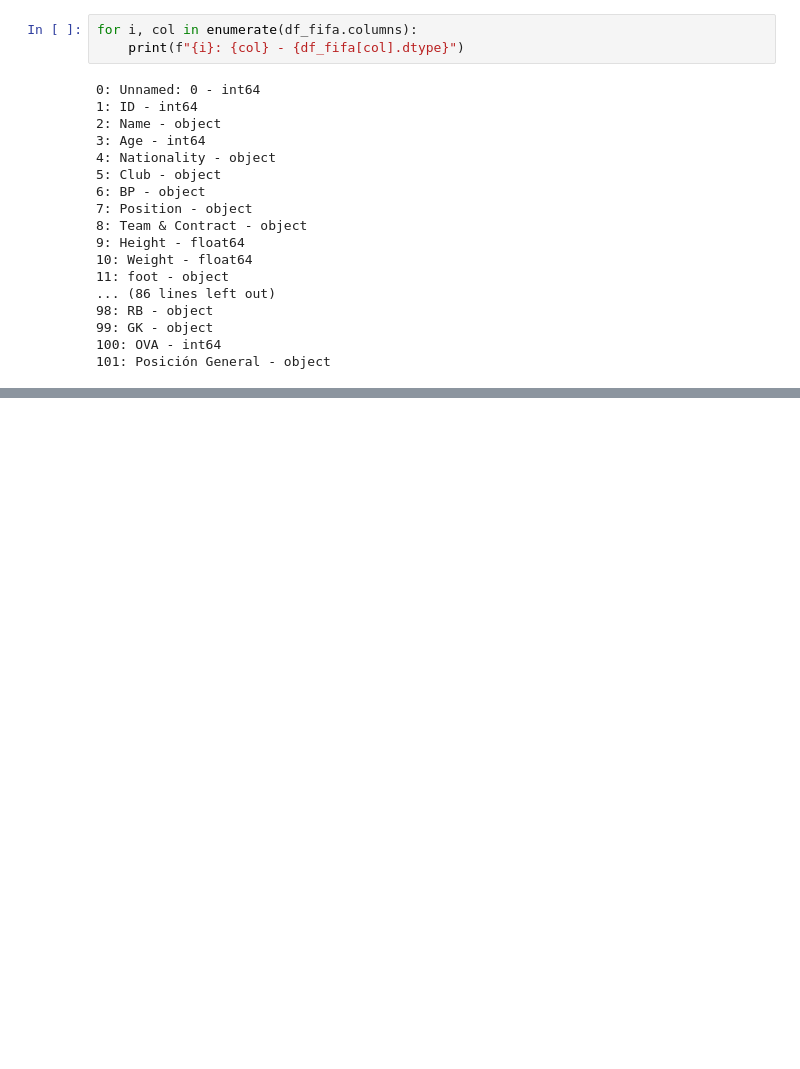
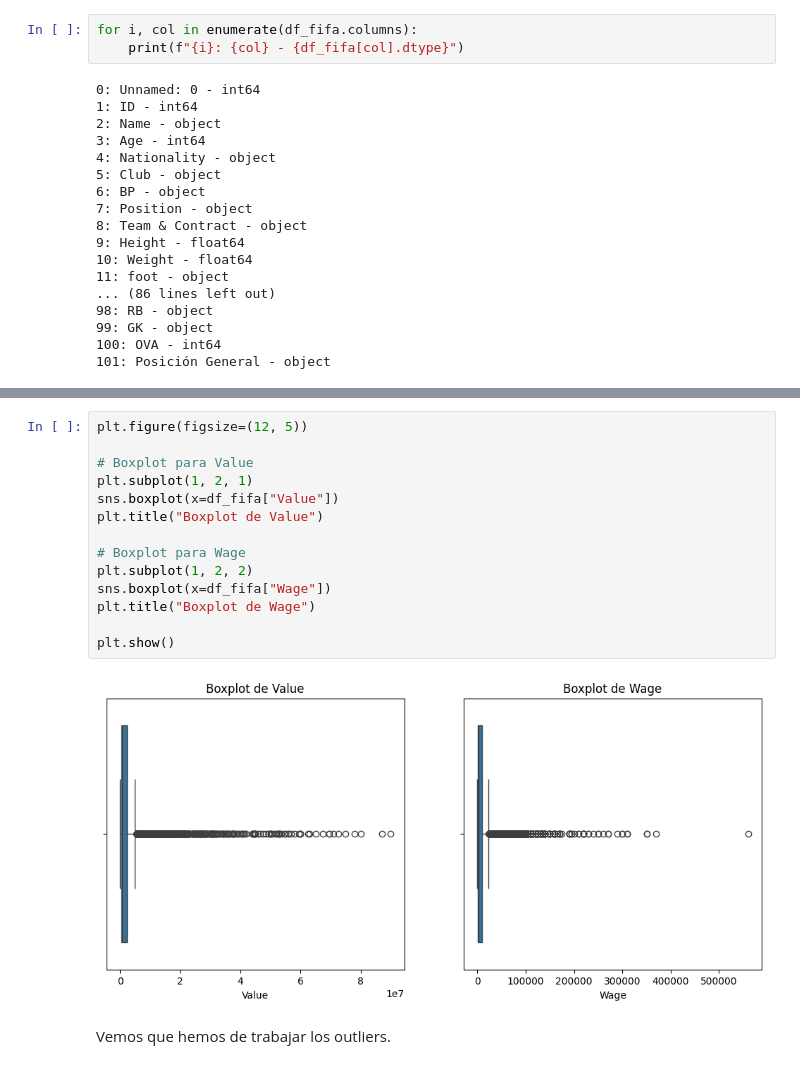
Before and after one commit to javigs712/ironhack-bootcamp, a Jupyter notebook: 1.- Python y DataFrames/Ejercicios_fifa_Limpieza_analisis_datos-JAVIER.ipynb, the cells around one changed output, grey strips where cells are left out. Drawn from its saved outputs; the diff is of its cells as text; blank space fills up the shorter version.

```diff
--- a/1.- Python y DataFrames/Ejercicios_fifa_Limpieza_analisis_datos-JAVIER.ipynb
+++ b/1.- Python y DataFrames/Ejercicios_fifa_Limpieza_analisis_datos-JAVIER.ipynb
@@ -485,0 +489,18 @@ for i, col in enumerate(df_fifa.columns):
+# %%
+plt.figure(figsize=(12, 5))
+
+# Boxplot para Value
+plt.subplot(1, 2, 1)
+sns.boxplot(x=df_fifa["Value"])
+plt.title("Boxplot de Value")
+
+# Boxplot para Wage
+plt.subplot(1, 2, 2)
+sns.boxplot(x=df_fifa["Wage"])
+plt.title("Boxplot de Wage")
+
+plt.show()
+# %% [output]
+[figure, added]
+# %% [markdown]
+Vemos que hemos de trabajar los outliers.
```
Also changed, not shown: parts of 29 cells of this notebook.
